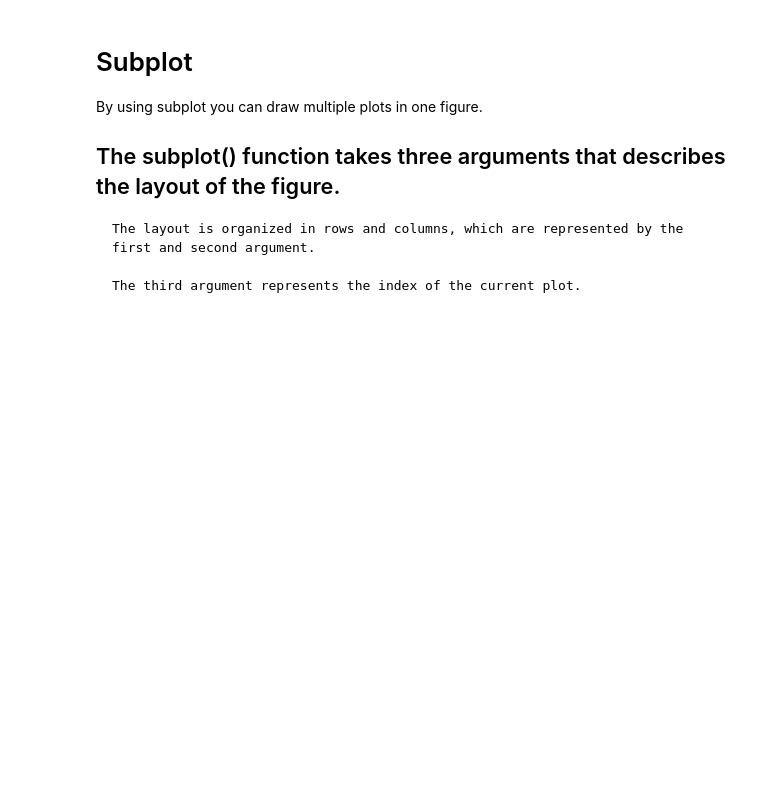
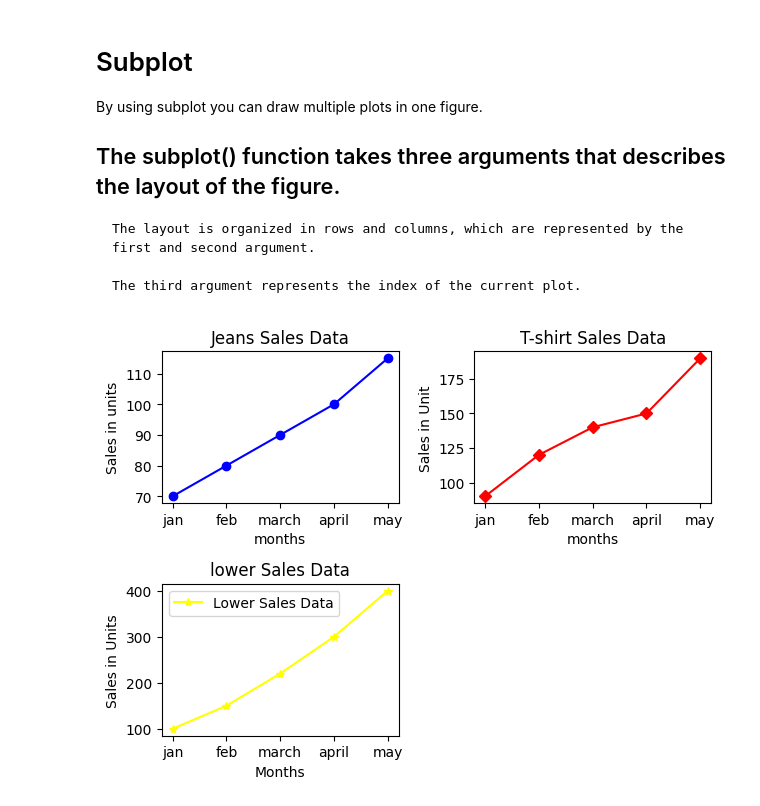
Before and after one commit to Vishalkumar800/Machine-learning-Udemy, a Jupyter notebook: matplotlibnote.ipynb, the cells around one changed output. Drawn from its saved outputs; the diff is of its cells as text; code cells hidden in the pictures; blank space fills up the shorter version.

Commit message:
Subplot

```diff
--- a/matplotlibnote.ipynb
+++ b/matplotlibnote.ipynb
@@ -200,3 +200,34 @@ By using subplot you can draw multiple plots in one figure.
     The layout is organized in rows and columns, which are represented by the first and second argument.
 
     The third argument represents the index of the current plot.
+# %%
+import matplotlib.pyplot as plt
+
+months = ['jan', "feb" ,"march" ,"april","may"]
+jeans_sales = [70 , 80 , 90 , 100 ,115]
+t_shirt_sales = [90 , 120 , 140 ,150 , 190]
+lower_sales_data = [100 , 150 , 220 ,300, 400]
+
+plt.subplot(2,2,1)
+plt.plot(months , jeans_sales , label ="jeans_sales data" , marker = "o" , color ="blue")
+plt.title("Jeans Sales Data")
+plt.xlabel("months")
+plt.ylabel("Sales in units")
+
+plt.subplot(2,2,2)
+plt.plot(months , t_shirt_sales , label = "T-shirt sales data", marker ="D" , color ="red")
+plt.title("T-shirt Sales Data")
+plt.xlabel("months")
+plt.ylabel("Sales in Unit")
+
+plt.subplot(2,2,3)
+plt.plot(months , lower_sales_data , label ="Lower Sales Data", marker ="*" , color ="yellow")
+plt.title("lower Sales Data")
+plt.xlabel("Months")
+plt.ylabel("Sales in Units")
+
+plt.legend()
+plt.tight_layout()
+plt.show()
+# %% [output]
+[figure, added]
```
Also changed, not shown: 2 other files.
